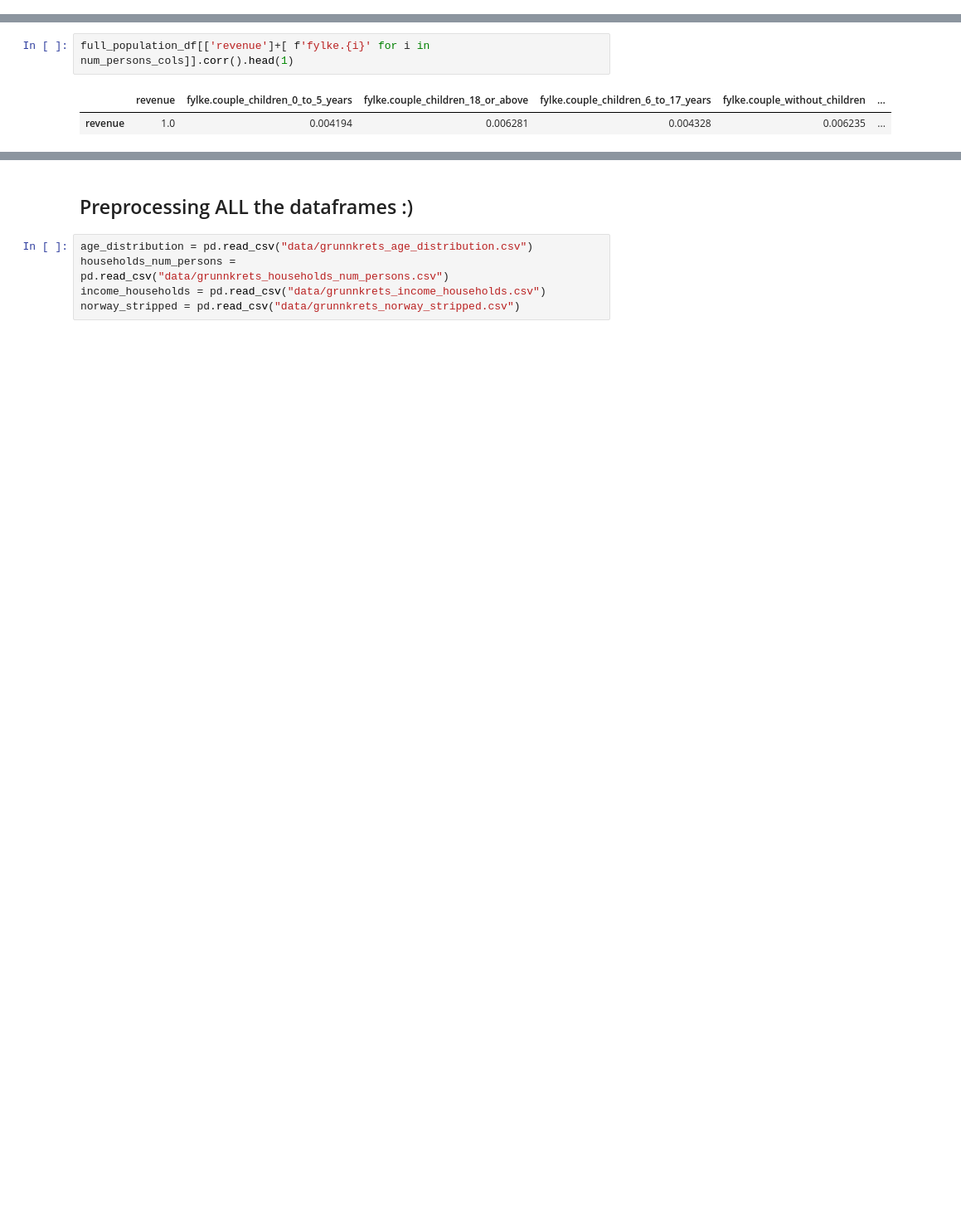
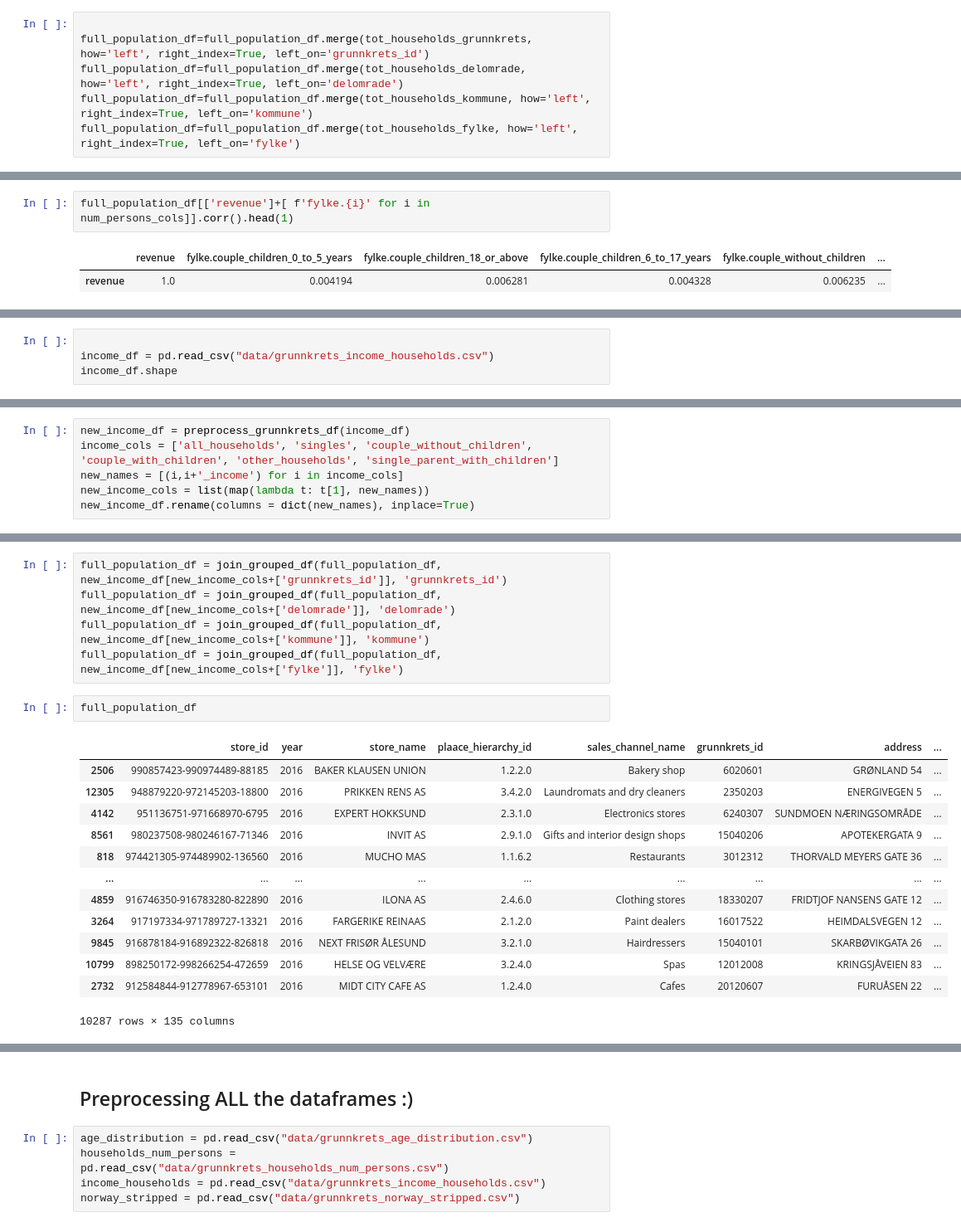
Before and after one commit to halvorlinder/TDT4173-Machine-Learning, a Jupyter notebook: grunnkrets.ipynb, the cells around one changed output, grey strips where cells are left out. Shown at 83% size. Drawn from its saved outputs; the diff is of its cells as text; blank space fills up the shorter version.

Commit message:
more eda with grunnkrets and income

```diff
--- a/grunnkrets.ipynb
+++ b/grunnkrets.ipynb
@@ -435,0 +429,6 @@ full_population_df = join_grouped_df(full_population_df, new_num_persons_df[num_
+# %%
+
+full_population_df=full_population_df.merge(tot_households_grunnkrets, how='left', right_index=True, left_on='grunnkrets_id')
+full_population_df=full_population_df.merge(tot_households_delomrade, how='left', right_index=True, left_on='delomrade')
+full_population_df=full_population_df.merge(tot_households_kommune, how='left', right_index=True, left_on='kommune')
+full_population_df=full_population_df.merge(tot_households_fylke, how='left', right_index=True, left_on='fylke')
@@ -459,0 +473,4 @@ full_population_df.columns.shape
+# %%
+
+income_df = pd.read_csv("data/grunnkrets_income_households.csv")
+income_df.shape
@@ -459,0 +488,6 @@ full_population_df.columns.shape
+# %%
+new_income_df = preprocess_grunnkrets_df(income_df)
+income_cols = ['all_households', 'singles', 'couple_without_children',	'couple_with_children', 'other_households',	'single_parent_with_children']
+new_names = [(i,i+'_income') for i in income_cols]
+new_income_cols = list(map(lambda t: t[1], new_names))
+new_income_df.rename(columns = dict(new_names), inplace=True)
@@ -459,0 +507,21 @@ full_population_df.columns.shape
+# %%
+full_population_df = join_grouped_df(full_population_df, new_income_df[new_income_cols+['grunnkrets_id']], 'grunnkrets_id')
+full_population_df = join_grouped_df(full_population_df, new_income_df[new_income_cols+['delomrade']], 'delomrade')
+full_population_df = join_grouped_df(full_population_df, new_income_df[new_income_cols+['kommune']], 'kommune')
+full_population_df = join_grouped_df(full_population_df, new_income_df[new_income_cols+['fylke']], 'fylke')
+# %%
+full_population_df
+# %% [output]
+|  | store_id | year | store_name | plaace_hierarchy_id | sales_channel_name | grunnkrets_id | address | ... |
+| 2506 | 990857423-990974489-88185 | 2016 | BAKER KLAUSEN UNION | 1.2.2.0 | Bakery shop | 6020601 | GRØNLAND 54 | ... |
+| 12305 | 948879220-972145203-18800 | 2016 | PRIKKEN RENS AS | 3.4.2.0 | Laundromats and dry cleaners | 2350203 | ENERGIVEGEN 5 | ... |
+| 4142 | 951136751-971668970-6795 | 2016 | EXPERT HOKKSUND | 2.3.1.0 | Electronics stores | 6240307 | SUNDMOEN NÆRINGSOMRÅDE | ... |
+| 8561 | 980237508-980246167-71346 | 2016 | INVIT AS | 2.9.1.0 | Gifts and interior design shops | 15040206 | APOTEKERGATA 9 | ... |
+| 818 | 974421305-974489902-136560 | 2016 | MUCHO MAS | 1.1.6.2 | Restaurants | 3012312 | THORVALD MEYERS GATE 36 | ... |
+| ... | ... | ... | ... | ... | ... | ... | ... | ... |
+| 4859 | 916746350-916783280-822890 | 2016 | ILONA AS | 2.4.6.0 | Clothing stores | 18330207 | FRIDTJOF NANSENS GATE 12 | ... |
+| 3264 | 917197334-971789727-13321 | 2016 | FARGERIKE REINAAS | 2.1.2.0 | Paint dealers | 16017522 | HEIMDALSVEGEN 12 | ... |
+| 9845 | 916878184-916892322-826818 | 2016 | NEXT FRISØR ÅLESUND | 3.2.1.0 | Hairdressers | 15040101 | SKARBØVIKGATA 26 | ... |
+| 10799 | 898250172-998266254-472659 | 2016 | HELSE OG VELVÆRE | 3.2.4.0 | Spas | 12012008 | KRINGSJÅVEIEN 83 | ... |
+| 2732 | 912584844-912778967-653101 | 2016 | MIDT CITY CAFE AS | 1.2.4.0 | Cafes | 20120607 | FURUÅSEN 22 | ... |
+10287 rows × 135 columns
```
Also changed, not shown: parts of 21 cells of this notebook, 1 other file.
